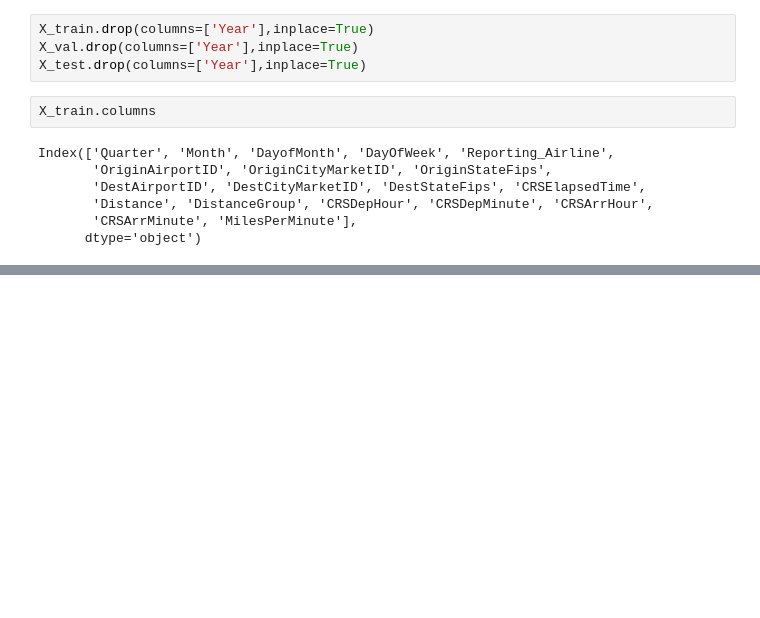
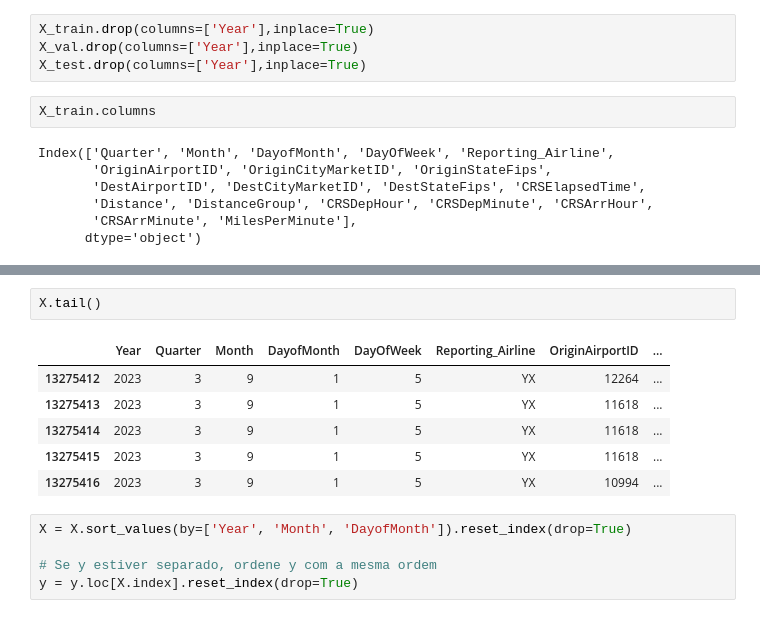
Before and after one commit to inesluis/LAIA_Project, a Jupyter notebook: src/flight_delay/data/preprocessing.ipynb, the cells around one changed output, grey strips where cells are left out. Drawn from its saved outputs; the diff is of its cells as text; blank space fills up the shorter version.

```diff
--- a/src/flight_delay/data/preprocessing.ipynb
+++ b/src/flight_delay/data/preprocessing.ipynb
@@ -112,6 +129,20 @@ X_train.head()
 | 735736 | 1.328058 | 1.002895 | -0.198635 | 0.509566 | -0.830037 | -0.682328 | ... |
 | 211469 | -1.382388 | -1.643883 | 0.486189 | 0.010241 | -0.294519 | -0.222734 | ... |
 | 1914184 | 1.328058 | 1.591068 | 1.399287 | -0.489083 | 0.652935 | 0.686427 | ... |
+# %%
+X.tail()
+# %% [output]
+|  | Year | Quarter | Month | DayofMonth | DayOfWeek | Reporting_Airline | OriginAirportID | ... |
+| 13275412 | 2023 | 3 | 9 | 1 | 5 | YX | 12264 | ... |
+| 13275413 | 2023 | 3 | 9 | 1 | 5 | YX | 11618 | ... |
+| 13275414 | 2023 | 3 | 9 | 1 | 5 | YX | 11618 | ... |
+| 13275415 | 2023 | 3 | 9 | 1 | 5 | YX | 11618 | ... |
+| 13275416 | 2023 | 3 | 9 | 1 | 5 | YX | 10994 | ... |
+# %%
+X = X.sort_values(by=['Year', 'Month', 'DayofMonth']).reset_index(drop=True)
+
+# Se y estiver separado, ordene y com a mesma ordem
+y = y.loc[X.index].reset_index(drop=True)
 # %%
 tscv = TimeSeriesSplit(n_splits=4)
 
```
Also changed, not shown: parts of 8 cells of this notebook, 2 other files.
